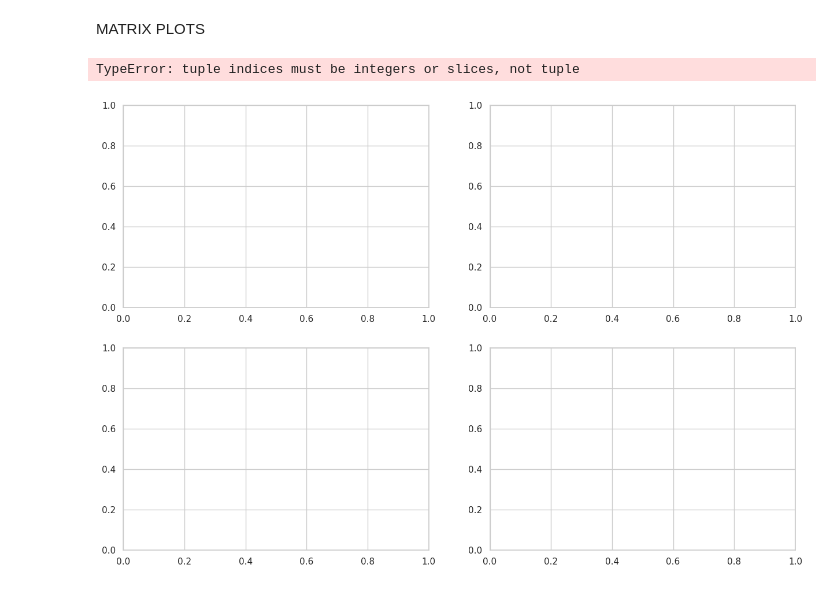
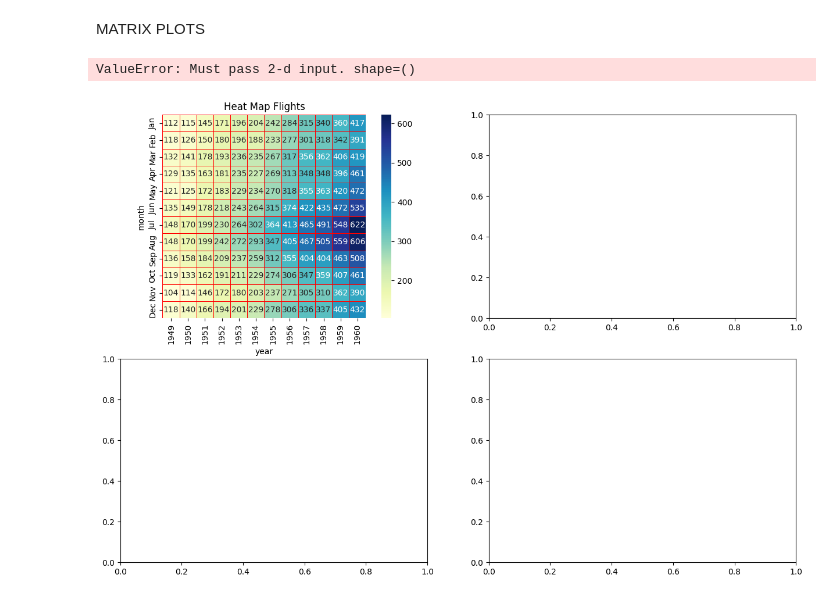
Before and after one commit to Sath2003/DAV, a Jupyter notebook: LABSHEET - 7.ipynb, the cells around one changed output. Saved outputs shown, nothing was run; the diff lists cells and outputs as text; code cells hidden in the pictures.

```diff
--- a/LABSHEET - 7.ipynb
+++ b/LABSHEET - 7.ipynb
@@ -158,20 +158,20 @@ https://gist.github.com/mwaskom/de44147ed2974457ad6372750bbe5751
 # %% [markdown]
 MATRIX PLOTS
 # %%
-ax=plt.subplots(nrows=2,ncols=2,figsize=(15,10))
+fig,ax=plt.subplots(nrows=2,ncols=2,figsize=(15,10))
 df1 = sns.load_dataset('flights')
 df2 = sns.load_dataset('iris')
 df11 = pd.pivot_table(values='passengers',index='month',columns='year',data=df1)
 dfc1 = df1.corr
 dfc2 = df2.corr
-sns.heatmap(df11,cmap='Y1GnBu',linecolor='r',linewidths=0.5,annot=True,fmt='d',square=True,ax=ax[0,0]).set_title('Heat Map Flights')
-sns.heatmap(dfc2,cmap='coolwarm',linecolor='black',linewidths=1,annot=True,ax=ax[0,1]).set_title('Heat Map Iris')
+sns.heatmap(df11,cmap='YlGnBu',linecolor='r',linewidths=0.5,annot=True,fmt='d',square=True,ax=ax[0,0]).set_title('Heat Map Flights')
+sns.heatmap(dfc2,linecolor='black',linewidths=1.0,annot=True,ax=ax[0,1]).set_title('Heat Map Iris')
 mask1 = np.triu(dfc2)
 sns.heatmap(dfc2,annot=True,mask=mask1,ax=ax[1,0],cmap='coolwarm').set_title('Heat Map Lower Triangle')
 mask2 = np.tril(dfc2)
 sns.heatmap(dfc2,annot=True,mask=mask2,ax=ax[1,1],cmap='Y1GnBu').set_title('Heat Map Upper Triangle')
 sns.clustermap(df11,cmap='RdY1Gn')
 sns.clustermap(df11,cmap='plasma',standard_scale=1)
 # %% [output]
-TypeError: tuple indices must be integers or slices, not tuple
+ValueError: Must pass 2-d input. shape=()
-[figure, old version]
+[figure, new version]
```
Also changed, not shown: parts of 2 cells of this notebook.
